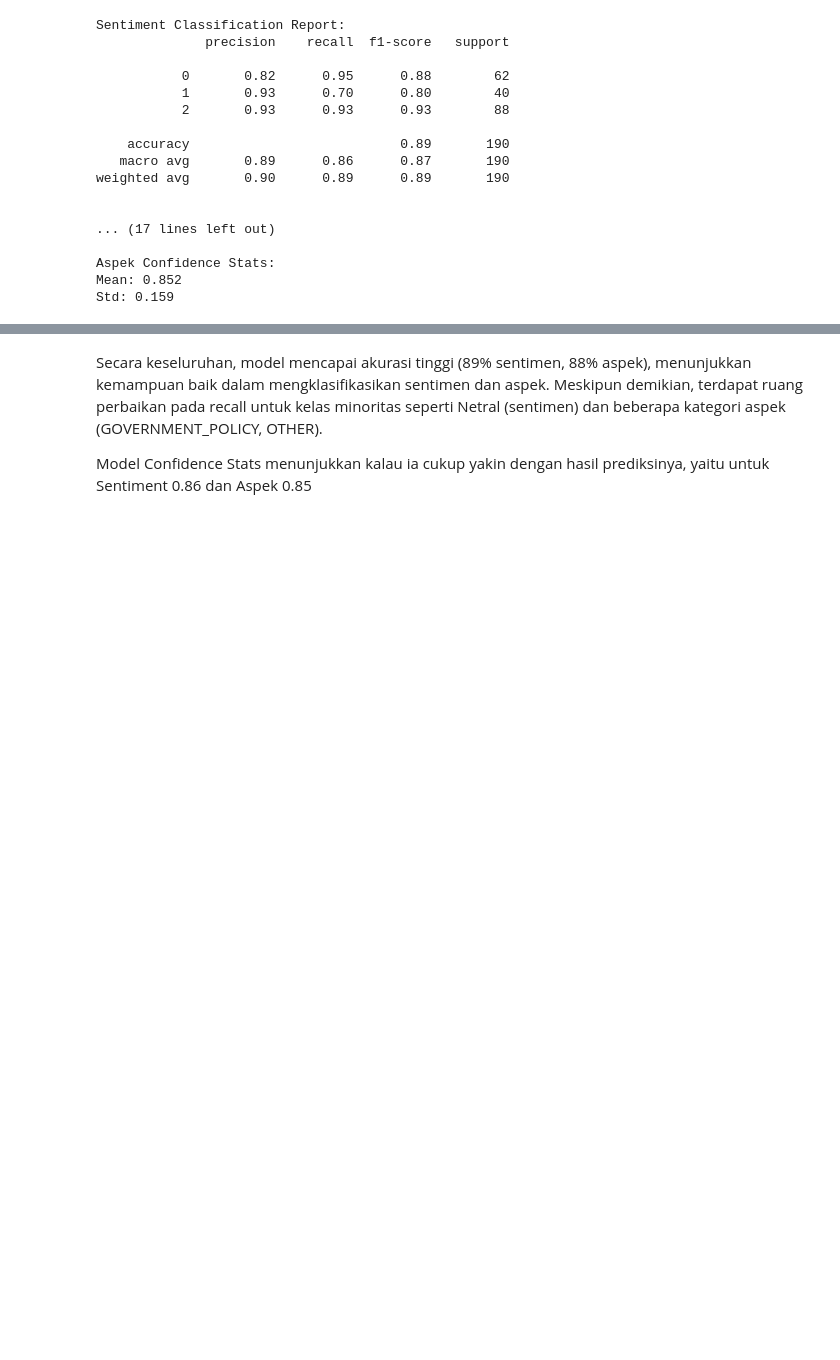
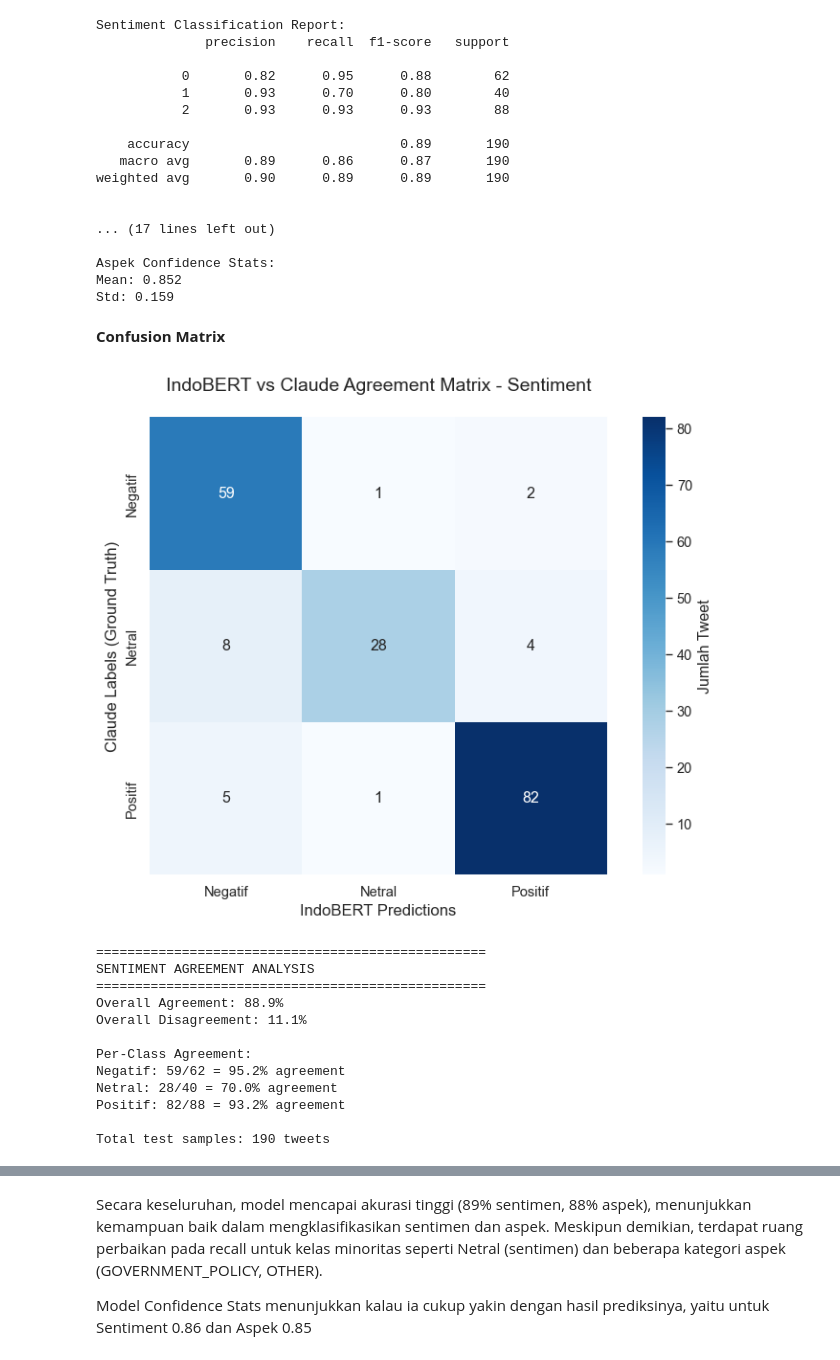
Before and after one commit to mandayash/Aspect-Sentiment-IndoBERT, a Jupyter notebook: Sentiment_Tubes.ipynb, the cells around one changed output, grey strips where cells are left out. Cells and saved outputs as stored; diff of their text form; code cells hidden in the pictures; blank space fills up the shorter version.

```diff
--- a/Sentiment_Tubes.ipynb
+++ b/Sentiment_Tubes.ipynb
@@ -1622,3 +1622,74 @@ weighted avg       0.90      0.89      0.89       190
 Aspek Confidence Stats:
 Mean: 0.852
 Std: 0.159
+# %% [markdown]
+**Confusion Matrix**
+# %%
+import matplotlib.pyplot as plt
+import seaborn as sns
+from sklearn.metrics import confusion_matrix
+import numpy as np
+
+# Set style
+sns.set_style("whitegrid")
+
+# Create sentiment confusion matrix
+cm_sentiment = confusion_matrix(true_sentiments, pred_sentiments)
+
+# Create figure
+plt.figure(figsize=(8, 6))
+
+# Create blue heatmap
+sns.heatmap(cm_sentiment,
+           annot=True,
+           fmt='d',
+           cmap='Blues',  # Blue colormap
+           xticklabels=['Negatif', 'Netral', 'Positif'],
+           yticklabels=['Negatif', 'Netral', 'Positif'],
+           cbar_kws={'label': 'Jumlah Tweet'},
+           square=True)
+
+plt.title('IndoBERT vs Claude Agreement Matrix - Sentiment', fontsize=14, pad=20)
+plt.xlabel('IndoBERT Predictions', fontsize=12)
+plt.ylabel('Claude Labels (Ground Truth)', fontsize=12)
+
+# Adjust layout
+plt.tight_layout()
+
+# Show plot
+plt.show()
+
+# Print sentiment agreement statistics
+print("="*50)
+print("SENTIMENT AGREEMENT ANALYSIS")
+print("="*50)
+
+# Overall agreement
+sentiment_agreement = np.trace(cm_sentiment) / np.sum(cm_sentiment) * 100
+print(f"Overall Agreement: {sentiment_agreement:.1f}%")
+print(f"Overall Disagreement: {100-sentiment_agreement:.1f}%")
+
+# Per-class agreement analysis
+print(f"\nPer-Class Agreement:")
+sentiment_labels = ['Negatif', 'Netral', 'Positif']
+for i, label in enumerate(sentiment_labels):
+    class_total = np.sum(cm_sentiment[i, :])
+    class_correct = cm_sentiment[i, i]
+    class_agreement = (class_correct / class_total) * 100 if class_total > 0 else 0
+    print(f"{label}: {class_correct}/{class_total} = {class_agreement:.1f}% agreement")
+
+print(f"\nTotal test samples: {np.sum(cm_sentiment)} tweets")
+# %% [output]
+[figure, added]
+==================================================
+SENTIMENT AGREEMENT ANALYSIS
+==================================================
+Overall Agreement: 88.9%
+Overall Disagreement: 11.1%
+
+Per-Class Agreement:
+Negatif: 59/62 = 95.2% agreement
+Netral: 28/40 = 70.0% agreement
+Positif: 82/88 = 93.2% agreement
+
+Total test samples: 190 tweets
```
Also changed, not shown: parts of 12 cells of this notebook.
